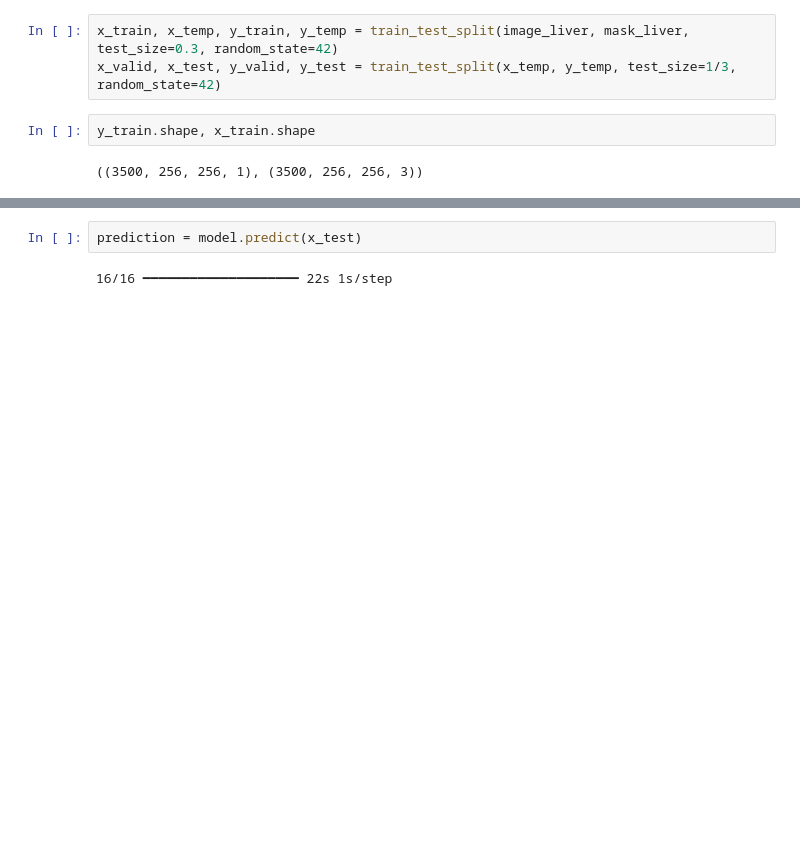
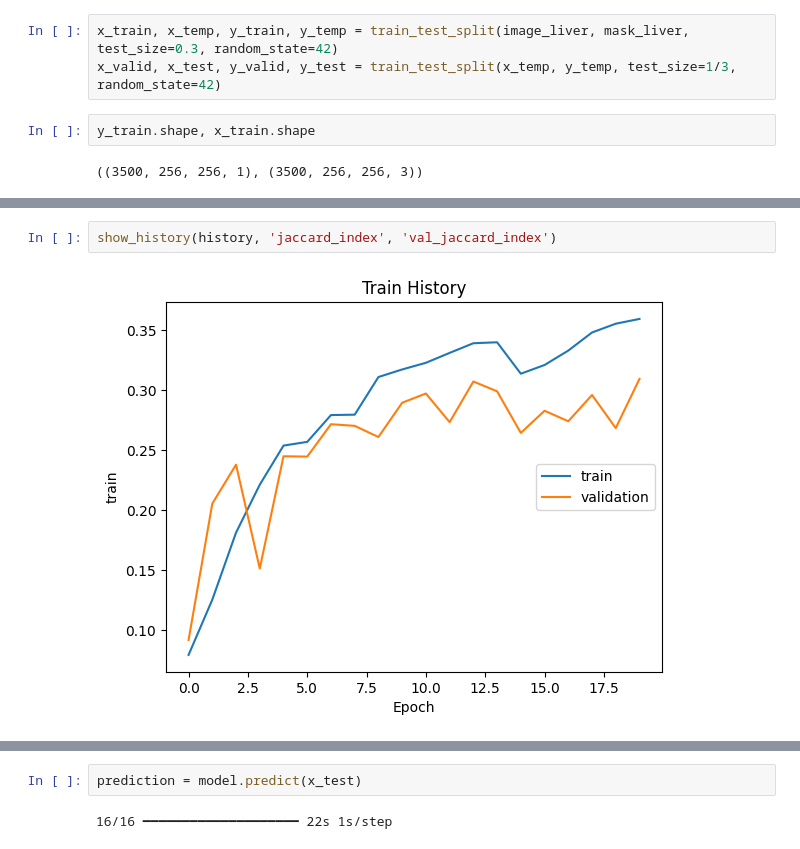
Before and after one commit to KolmakovKirill/liver_segmentation, a Jupyter notebook: Untitled.ipynb, the cells around one changed output, grey strips where cells are left out. Cells and saved outputs as stored; diff of their text form; blank space fills up the shorter version.

```diff
--- a/Untitled.ipynb
+++ b/Untitled.ipynb
@@ -536,3 +557,7 @@ show_history(history, 'loss', 'val_loss')
+# %%
+show_history(history, 'jaccard_index', 'val_jaccard_index')
+# %% [output]
+[figure, added]
 # %%
 scores = model.evaluate(x_valid, y_valid)
 scores[1]
```
Also changed, not shown: parts of 13 cells of this notebook.
